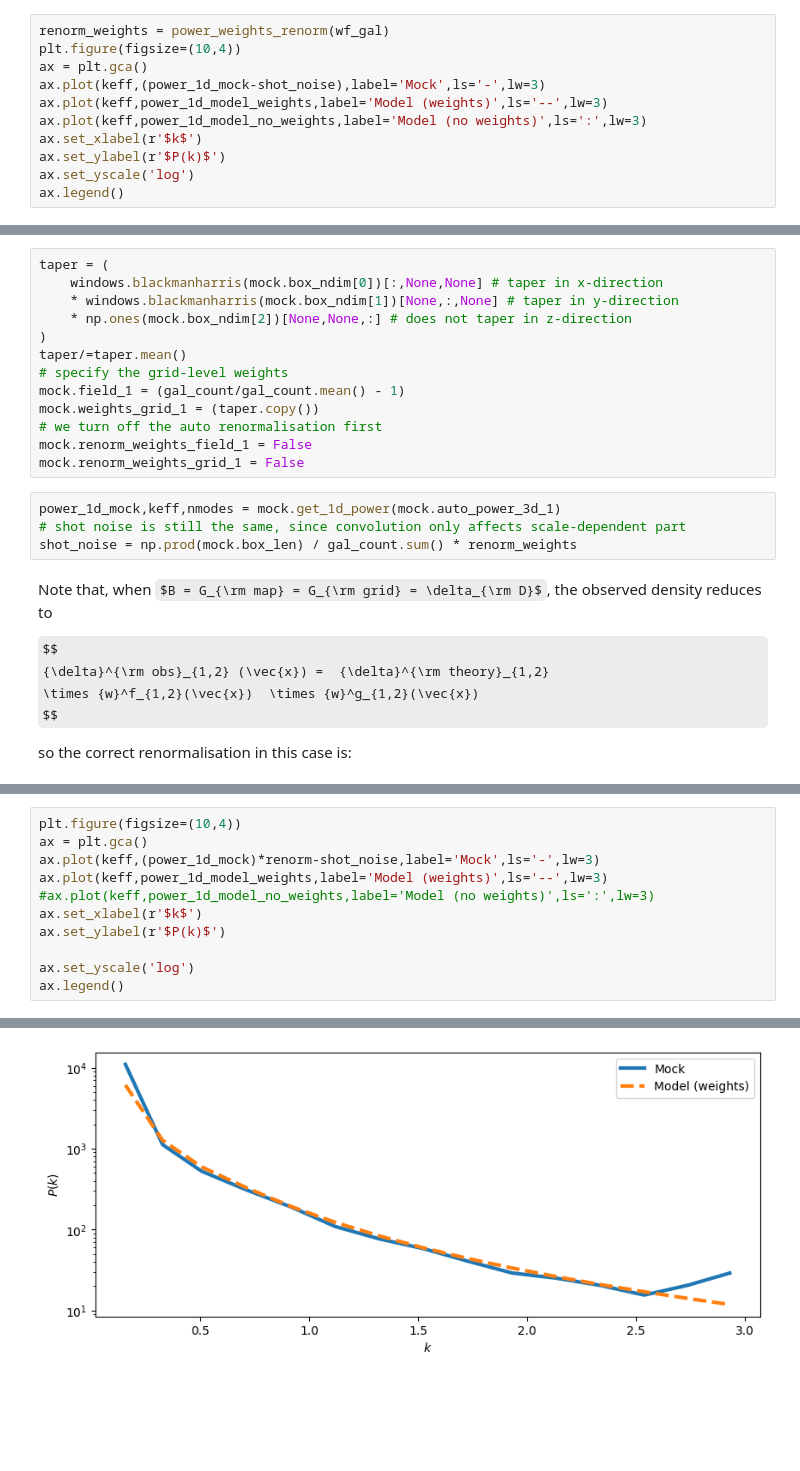
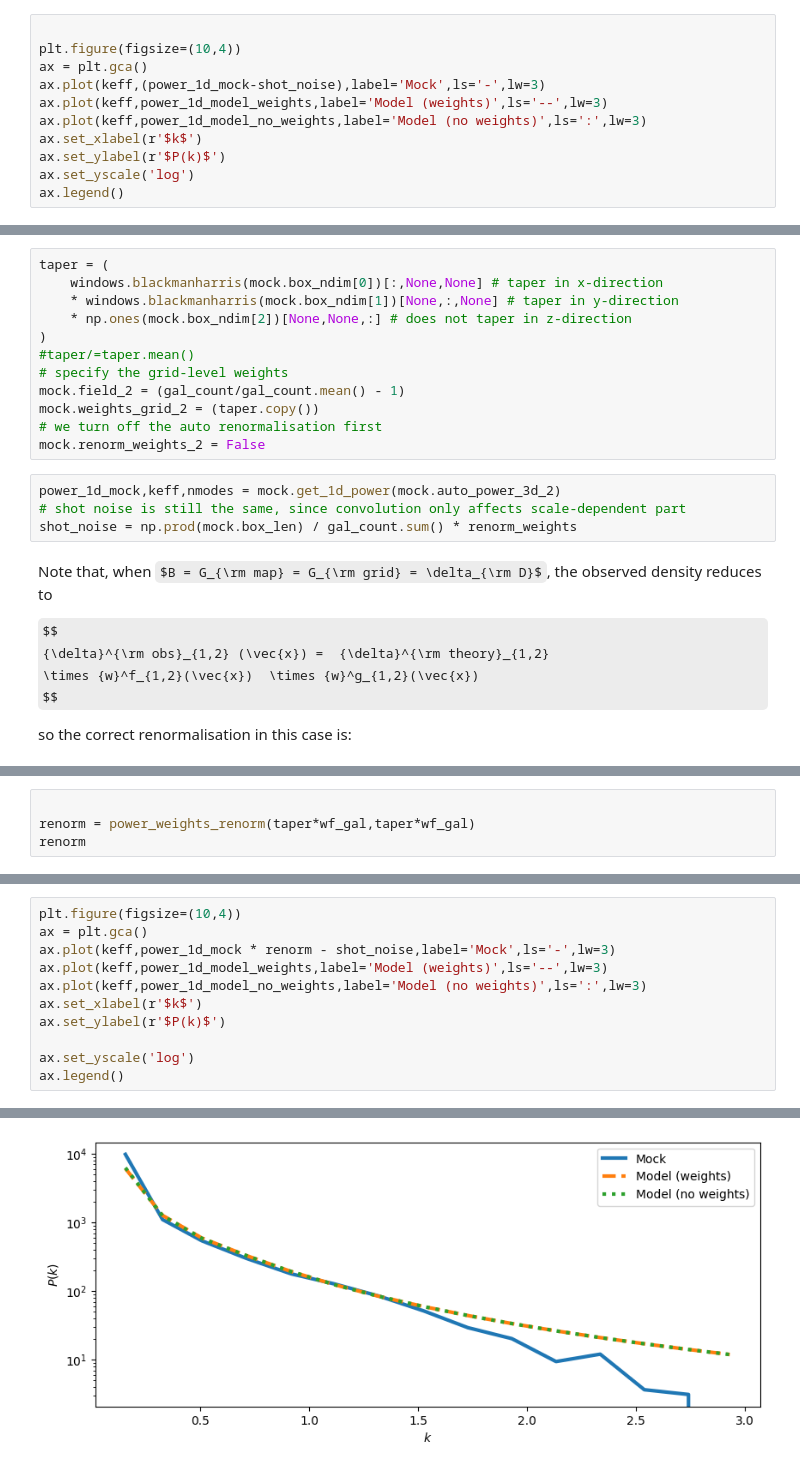
Before and after one commit to zhaotingchen/meer21cm, a Jupyter notebook: docs/source/cookbook/weights.ipynb, the cells around one changed output, grey strips where cells are left out. Drawn from its saved outputs; the diff is of its cells as text; some formulas as TeX source; blank space fills up the shorter version.

Commit message:
fix: finetune renorm

```diff
--- a/docs/source/cookbook/weights.ipynb
+++ b/docs/source/cookbook/weights.ipynb
@@ -217,6 +230,6 @@ power_1d_model_weights,_,_ = mock.get_1d_power(mock.auto_power_tracer_1_model)
 shot_noise = np.prod(mock.box_len) / gal_count.sum() * renorm_weights
 # %%
-renorm_weights = power_weights_renorm(wf_gal)
+
 plt.figure(figsize=(10,4))
 ax = plt.gca()
 ax.plot(keff,(power_1d_mock-shot_noise),label='Mock',ls='-',lw=3)
@@ -242,15 +255,14 @@ taper = (
     * windows.blackmanharris(mock.box_ndim[1])[None,:,None] # taper in y-direction
     * np.ones(mock.box_ndim[2])[None,None,:] # does not taper in z-direction
 )
-taper/=taper.mean()
+#taper/=taper.mean()
 # specify the grid-level weights
-mock.field_1 = (gal_count/gal_count.mean() - 1)
-mock.weights_grid_1 = (taper.copy())
+mock.field_2 = (gal_count/gal_count.mean() - 1)
+mock.weights_grid_2 = (taper.copy())
 # we turn off the auto renormalisation first
-mock.renorm_weights_field_1 = False
-mock.renorm_weights_grid_1 = False
+mock.renorm_weights_2 = False
 # %%
-power_1d_mock,keff,nmodes = mock.get_1d_power(mock.auto_power_3d_1)
+power_1d_mock,keff,nmodes = mock.get_1d_power(mock.auto_power_3d_2)
 # shot noise is still the same, since convolution only affects scale-dependent part
 shot_noise = np.prod(mock.box_len) / gal_count.sum() * renorm_weights
 # %% [markdown]
@@ -268,0 +277,4 @@ renorm = power_weights_renorm(taper*wf_gal)/power_weights_renorm(taper)
+# %%
+
+renorm = power_weights_renorm(taper*wf_gal,taper*wf_gal)
+renorm
@@ -269,15 +283,15 @@ renorm = power_weights_renorm(taper*wf_gal)/power_weights_renorm(taper)
 # %%
 plt.figure(figsize=(10,4))
 ax = plt.gca()
-ax.plot(keff,(power_1d_mock)*renorm-shot_noise,label='Mock',ls='-',lw=3)
+ax.plot(keff,power_1d_mock * renorm - shot_noise,label='Mock',ls='-',lw=3)
 ax.plot(keff,power_1d_model_weights,label='Model (weights)',ls='--',lw=3)
-#ax.plot(keff,power_1d_model_no_weights,label='Model (no weights)',ls=':',lw=3)
+ax.plot(keff,power_1d_model_no_weights,label='Model (no weights)',ls=':',lw=3)
 ax.set_xlabel(r'$k$')
 ax.set_ylabel(r'$P(k)$')
 
 ax.set_yscale('log')
 ax.legend()
 # %% [output]
 <matplotlib.legend.Legend at 0x...>
-[figure, old version]
+[figure, new version]
 # %% [markdown]
```
Also changed, not shown: parts of 23 cells of this notebook, 1 other file.
